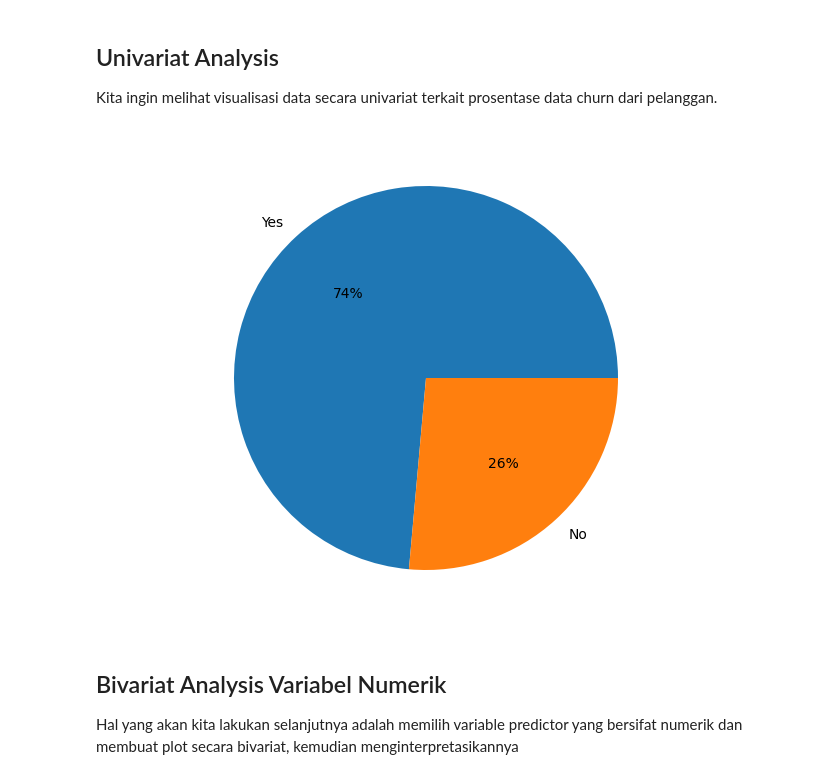
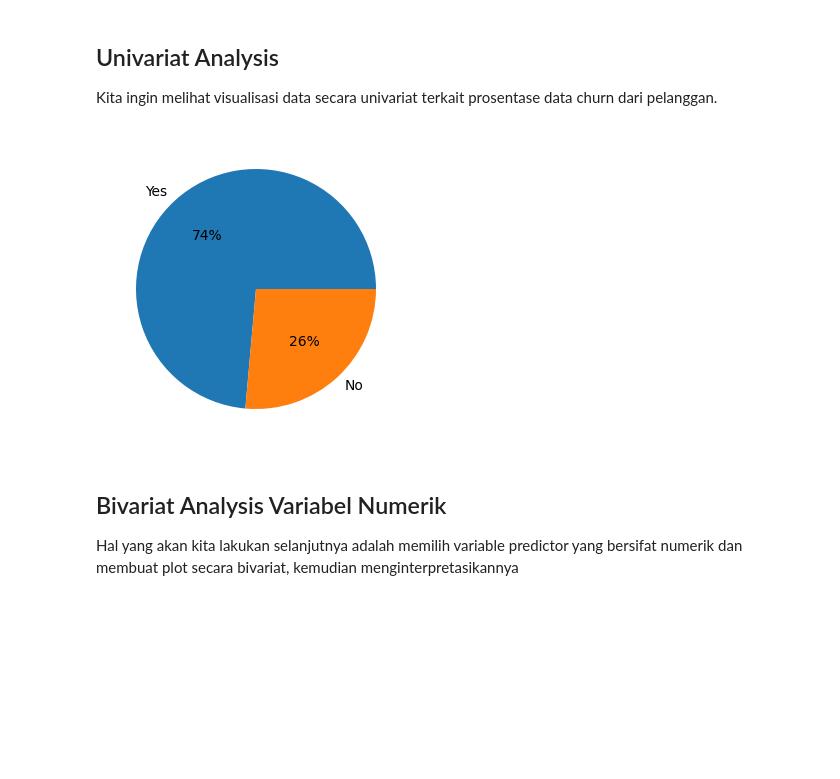
Before and after one commit to iwanlaudin0101/Customer-Churn-Prediction, a Jupyter notebook: dqlab-telco-churn-prediction/customer-churn-prediction-using-machine-learning.ipynb, the cells around one changed output. Saved outputs shown, nothing was run; the diff lists cells and outputs as text; code cells hidden in the pictures; blank space fills up the shorter version.

```diff
--- a/customer-churn-prediction-using-machine-learning.ipynb
+++ b/dqlab-telco-churn-prediction/customer-churn-prediction-using-machine-learning.ipynb
@@ -53,7 +53,7 @@ Untuk detil datanya adalah sebagai berikut:
 # %% [markdown]
 # Membaca Data
 # %%
-df_load = pd.read_csv("./Datasets/dqlab_telco_final.csv")
+df_load = pd.read_csv("../Datasets/dqlab_telco_final.csv")
 df_load.head()
 # %% [output]
 |  | UpdatedAt | customerID | gender | SeniorCitizen | Partner | tenure | PhoneService | StreamingTV | ... |
@@ -84,15 +84,15 @@ Exploratory Data Analysis memungkinkan analyst memahami isi data yang digunakan,
 ## Univariat Analysis
 Kita ingin melihat visualisasi data secara univariat terkait prosentase data churn dari pelanggan.
 # %%
-fig = plt.figure()
+fig = plt.figure(figsize=(3,3))
 ax = fig.add_axes([0,0,1,1])
 ax.axis('equal')
 labels = ['Yes','No']
 churn = df_load.Churn.value_counts()
 ax.pie(churn, labels=labels, autopct='%.0f%%')
 plt.show()
 # %% [output]
-[figure, old version]
+[figure, new version]
 # %% [markdown]
 ## Bivariat Analysis Variabel Numerik
 Hal yang akan kita lakukan selanjutnya adalah memilih variable predictor yang bersifat numerik dan membuat plot secara bivariat, kemudian menginterpretasikannya
```
Also changed, not shown: parts of 2 cells of this notebook, 1 other file.
